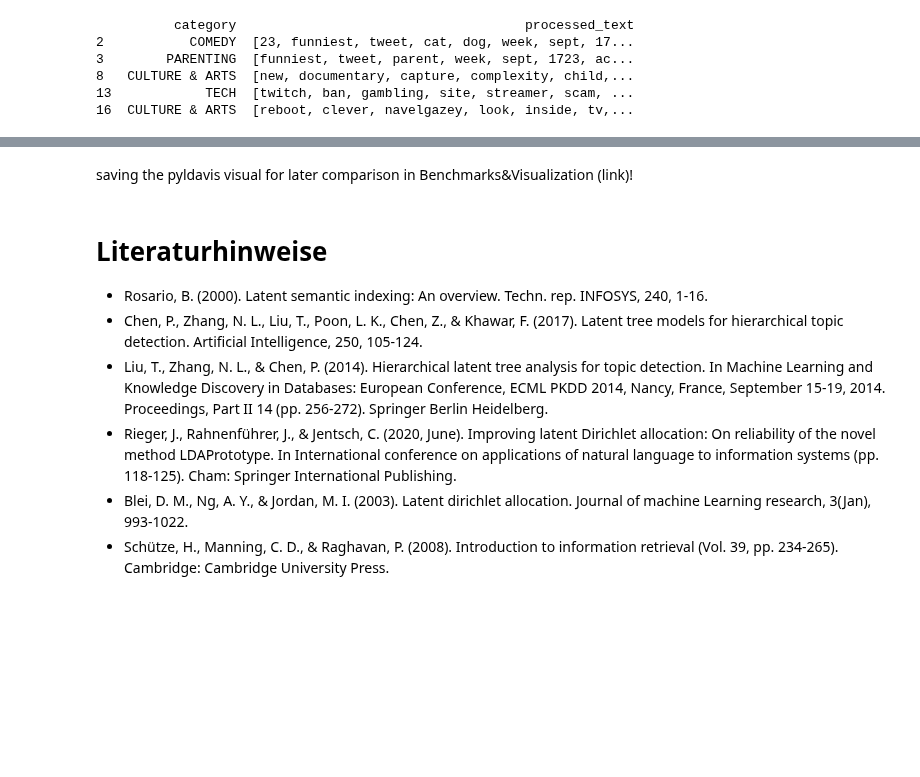
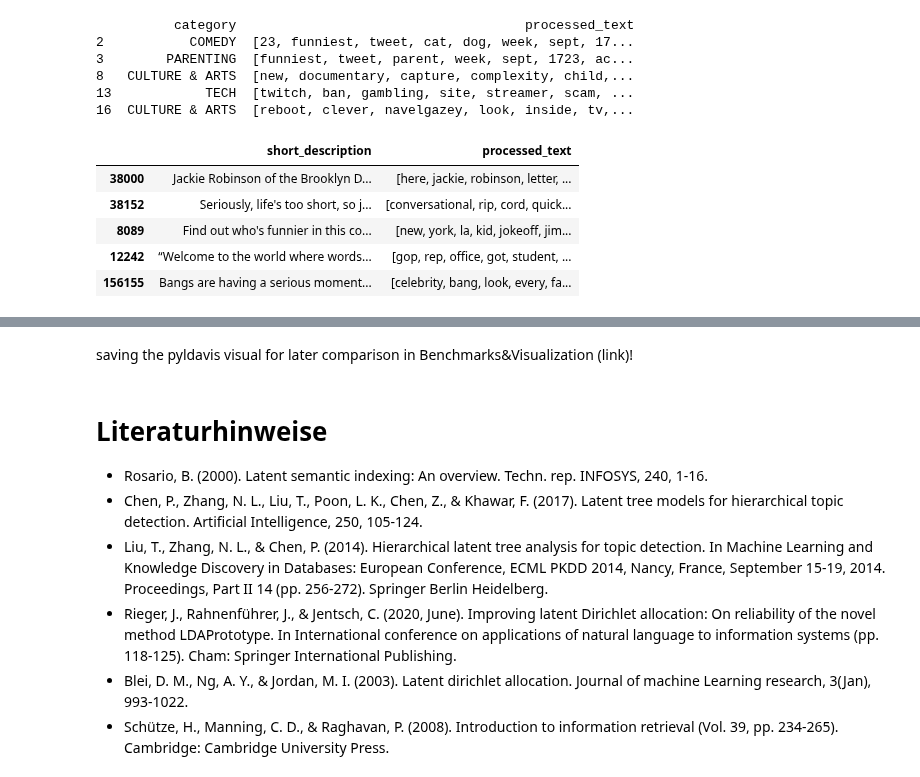
Before and after one commit to NiklasElsaesser/bug-free-fishstick, a Jupyter notebook: Simple_LDA.ipynb, the cells around one changed output, grey strips where cells are left out. Saved outputs shown, nothing was run; the diff lists cells and outputs as text; code cells hidden in the pictures; blank space fills up the shorter version.

```diff
--- a/Simple_LDA.ipynb
+++ b/Simple_LDA.ipynb
@@ -169,6 +157,16 @@ print(processed_df[['category', 'processed_text']].head())
 8   CULTURE & ARTS  [new, documentary, capture, complexity, child,...
 13            TECH  [twitch, ban, gambling, site, streamer, scam, ...
 16  CULTURE & ARTS  [reboot, clever, navelgazey, look, inside, tv,...
+# %%
+# Overview over preprocessed text
+processed_df[['short_description', 'processed_text']].sample(5)
+# %% [output]
+|  | short_description | processed_text |
+| 38000 | Jackie Robinson of the Brooklyn D... | [here, jackie, robinson, letter, ... |
+| 38152 | Seriously, life's too short, so j... | [conversational, rip, cord, quick... |
+| 8089 | Find out who's funnier in this co... | [new, york, la, kid, jokeoff, jim... |
+| 12242 | “Welcome to the world where words... | [gop, rep, office, got, student, ... |
+| 156155 | Bangs are having a serious moment... | [celebrity, bang, look, every, fa... |
 # %%
 # Extract just the processed texts for future use
 processed_texts = [doc["processed_text"] for _, doc in processed_df.iterrows()]
```
Also changed, not shown: parts of 18 cells of this notebook.
